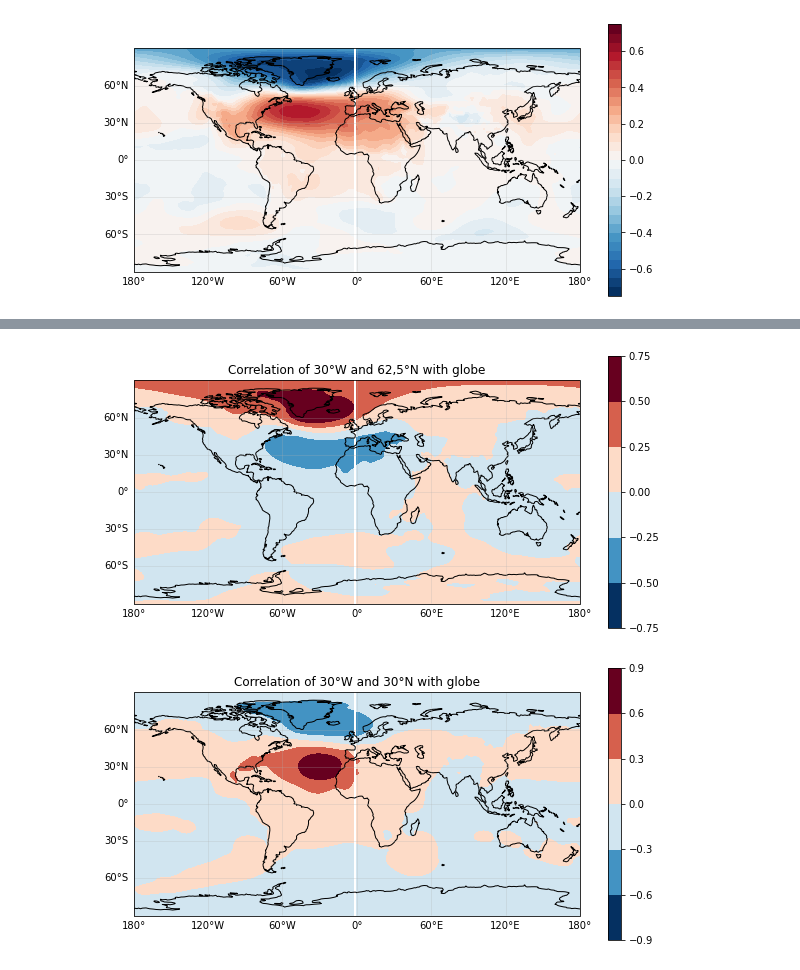
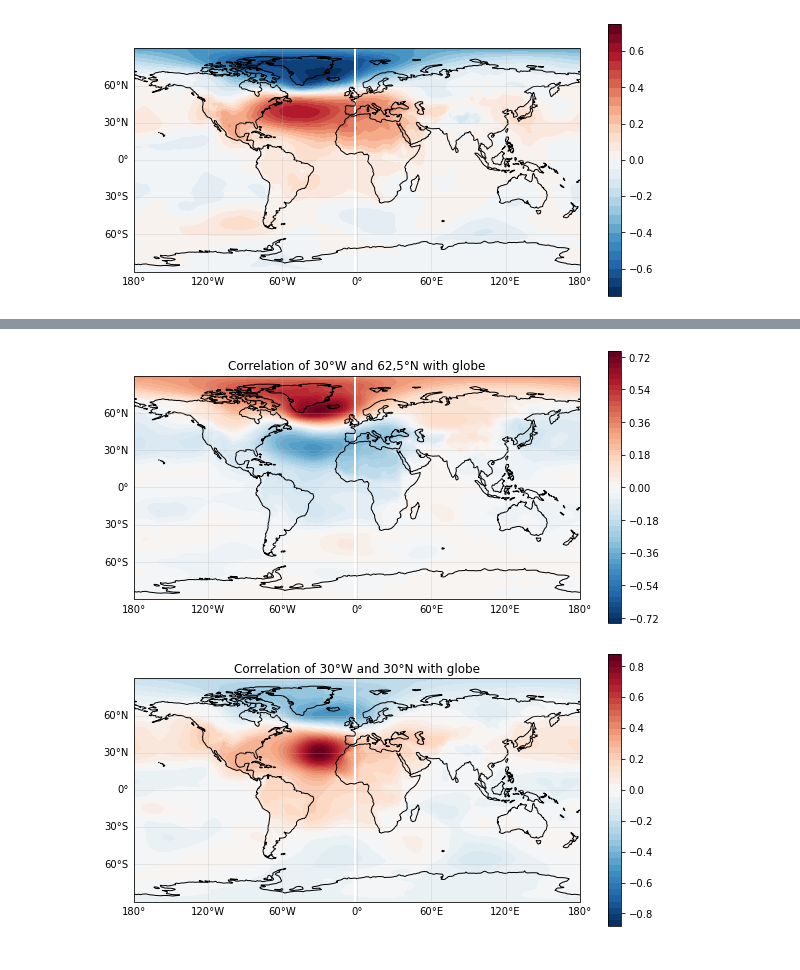
Before and after one commit to d3sp3r4t3Student/Statistical-Data-Analyses, a Jupyter notebook: demo_practical8.ipynb, the cells around one changed output, grey strips where cells are left out. Saved outputs shown, nothing was run; the diff lists cells and outputs as text; code cells hidden in the pictures.

```diff
--- a/demo_practical8.ipynb
+++ b/demo_practical8.ipynb
@@ -96,13 +96,13 @@ minimum correlation value:-0.5864238879347742 at coordinates: [62.5 30. ] and [3
 # %%
 corr_gp_global = xr.corr(data.msl_anom, da_fixed_lon.msl.sel(latitude=62.5), dim = 'time')
-utils.plot_dataarray_map(corr_gp_global)
+utils.plot_dataarray_map(corr_gp_global, levels = 50)
 plt.title('Correlation of 30°W and 62,5°N with globe')
 plt.show()
 
 corr_gp_global = xr.corr(data.msl_anom, da_fixed_lon.msl.sel(latitude=30), dim = 'time')
-utils.plot_dataarray_map(corr_gp_global)
+utils.plot_dataarray_map(corr_gp_global, levels = 50)
 plt.title('Correlation of 30°W and 30°N with globe')
 plt.show()
 # %% [output]
-[figure, old version]
+[figure, new version]
-[figure, old version]
+[figure, new version]
```
Also changed, not shown: parts of 2 cells of this notebook, 11 other files.
